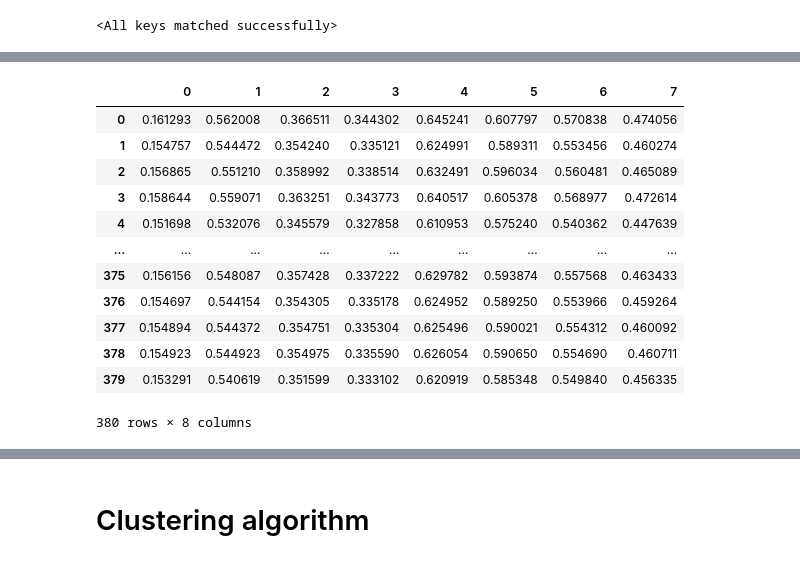
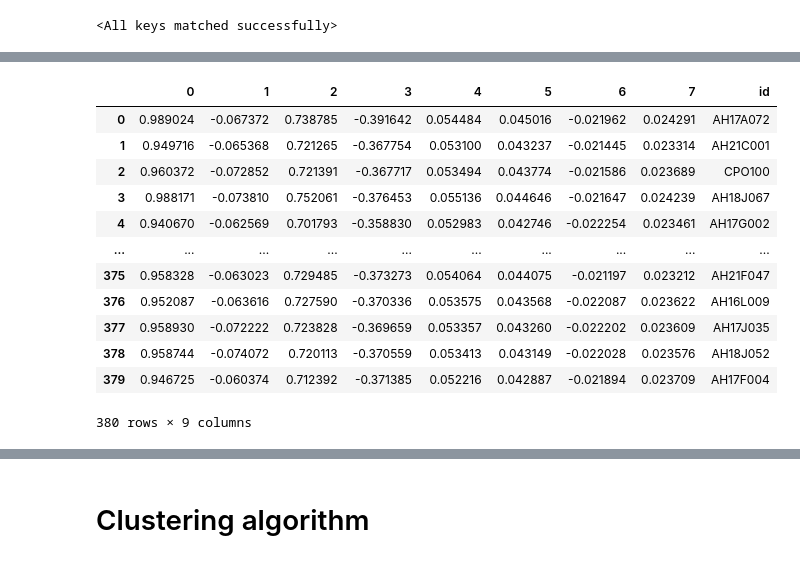
Before and after one commit to andyvng/pae-amr-prediction, a Jupyter notebook: analysis/cluster_analysis.ipynb, the cells around one changed output, grey strips where cells are left out. Saved outputs shown, nothing was run; the diff lists cells and outputs as text; code cells hidden in the pictures.

```diff
--- a/analysis/cluster_analysis.ipynb
+++ b/analysis/cluster_analysis.ipynb
@@ -92,30 +109,30 @@ Z_whole_df = pd.concat([Z_train_df, Z_test_df],
                        axis=0,
                        ignore_index=True)
 
+
 Z_whole_df.columns = [str(col) for col in Z_whole_df.columns]
 
+normalising_factor = Z_whole_df[[str(i) for i in range(4)]].abs().max().max()
 
-normalising_factor = Z_whole_df[[str(i) for i in range(16)]].max().max()
+Z_whole_df[[str(i) for i in range(4)]] = Z_whole_df[[str(i) for i in range(4)]]/normalising_factor
 
-Z_whole_df[[str(i) for i in range(16)]] = Z_whole_df[[str(i) for i in range(16)]]/normalising_factor
-
-Z_whole_df.to_csv("outputs/alfred_8_Gaussian_multilabel_vae.csv", index=False)
+Z_whole_df.to_csv(output_fp, index=False)
-# %%
-Z_whole_df[[str(i) for i in range(8)]]/normalising_factor
-# %% [output]
-|  | 0 | 1 | 2 | 3 | 4 | 5 | 6 | 7 |
-| 0 | 0.161293 | 0.562008 | 0.366511 | 0.344302 | 0.645241 | 0.607797 | 0.570838 | 0.474056 |
-| 1 | 0.154757 | 0.544472 | 0.354240 | 0.335121 | 0.624991 | 0.589311 | 0.553456 | 0.460274 |
-| 2 | 0.156865 | 0.551210 | 0.358992 | 0.338514 | 0.632491 | 0.596034 | 0.560481 | 0.465089 |
-| 3 | 0.158644 | 0.559071 | 0.363251 | 0.343773 | 0.640517 | 0.605378 | 0.568977 | 0.472614 |
-| 4 | 0.151698 | 0.532076 | 0.345579 | 0.327858 | 0.610953 | 0.575240 | 0.540362 | 0.447639 |
-| ... | ... | ... | ... | ... | ... | ... | ... | ... |
-| 375 | 0.156156 | 0.548087 | 0.357428 | 0.337222 | 0.629782 | 0.593874 | 0.557568 | 0.463433 |
-| 376 | 0.154697 | 0.544154 | 0.354305 | 0.335178 | 0.624952 | 0.589250 | 0.553966 | 0.459264 |
-| 377 | 0.154894 | 0.544372 | 0.354751 | 0.335304 | 0.625496 | 0.590021 | 0.554312 | 0.460092 |
-| 378 | 0.154923 | 0.544923 | 0.354975 | 0.335590 | 0.626054 | 0.590650 | 0.554690 | 0.460711 |
-| 379 | 0.153291 | 0.540619 | 0.351599 | 0.333102 | 0.620919 | 0.585348 | 0.549840 | 0.456335 |
-380 rows × 8 columns
+# %%
+Z_whole_df
+# %% [output]
+|  | 0 | 1 | 2 | 3 | 4 | 5 | 6 | 7 | id |
+| 0 | 0.989024 | -0.067372 | 0.738785 | -0.391642 | 0.054484 | 0.045016 | -0.021962 | 0.024291 | AH17A072 |
+| 1 | 0.949716 | -0.065368 | 0.721265 | -0.367754 | 0.053100 | 0.043237 | -0.021445 | 0.023314 | AH21C001 |
+| 2 | 0.960372 | -0.072852 | 0.721391 | -0.367717 | 0.053494 | 0.043774 | -0.021586 | 0.023689 | CPO100 |
+| 3 | 0.988171 | -0.073810 | 0.752061 | -0.376453 | 0.055136 | 0.044646 | -0.021647 | 0.024239 | AH18J067 |
+| 4 | 0.940670 | -0.062569 | 0.701793 | -0.358830 | 0.052983 | 0.042746 | -0.022254 | 0.023461 | AH17G002 |
+| ... | ... | ... | ... | ... | ... | ... | ... | ... | ... |
+| 375 | 0.958328 | -0.063023 | 0.729485 | -0.373273 | 0.054064 | 0.044075 | -0.021197 | 0.023212 | AH21F047 |
+| 376 | 0.952087 | -0.063616 | 0.727590 | -0.370336 | 0.053575 | 0.043568 | -0.022087 | 0.023622 | AH16L009 |
+| 377 | 0.958930 | -0.072222 | 0.723828 | -0.369659 | 0.053357 | 0.043260 | -0.022202 | 0.023609 | AH17J035 |
+| 378 | 0.958744 | -0.074072 | 0.720113 | -0.370559 | 0.053413 | 0.043149 | -0.022028 | 0.023576 | AH18J052 |
+| 379 | 0.946725 | -0.060374 | 0.712392 | -0.371385 | 0.052216 | 0.042887 | -0.021894 | 0.023709 | AH17F004 |
+380 rows × 9 columns
 # %%
 counter = 0
 nrows = 3
```
Also changed, not shown: parts of 8 cells of this notebook, 8 other files.
